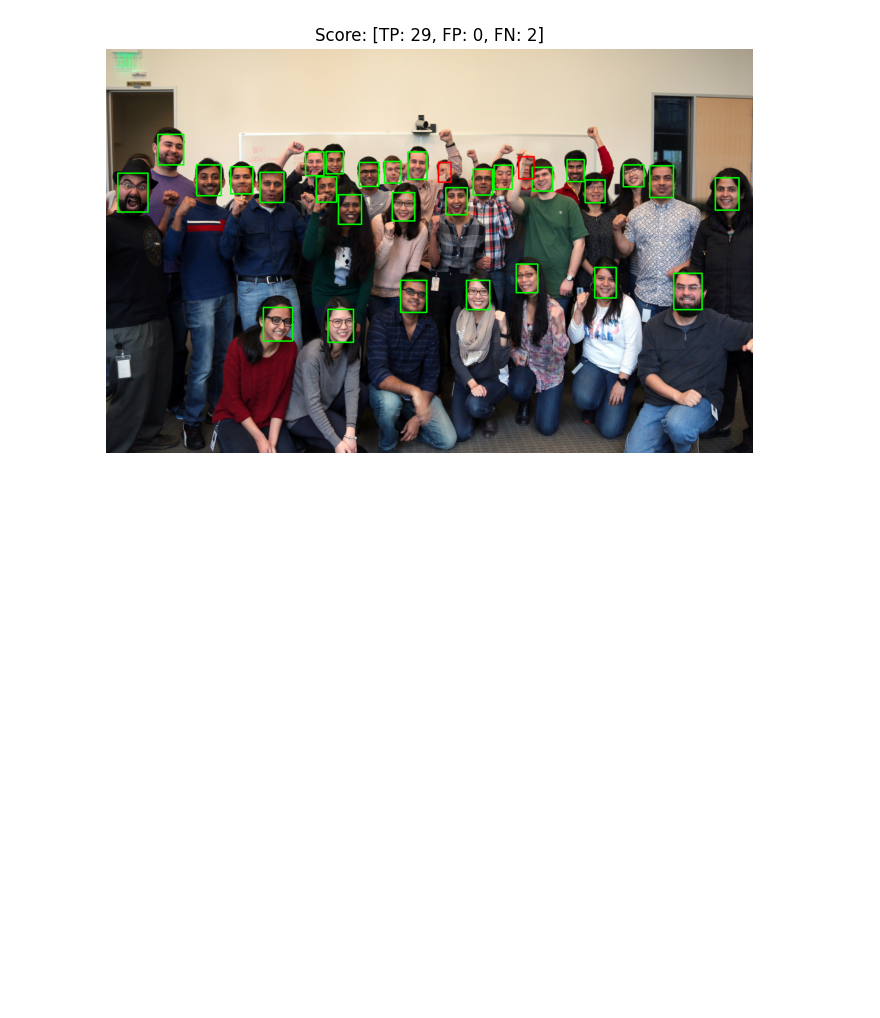
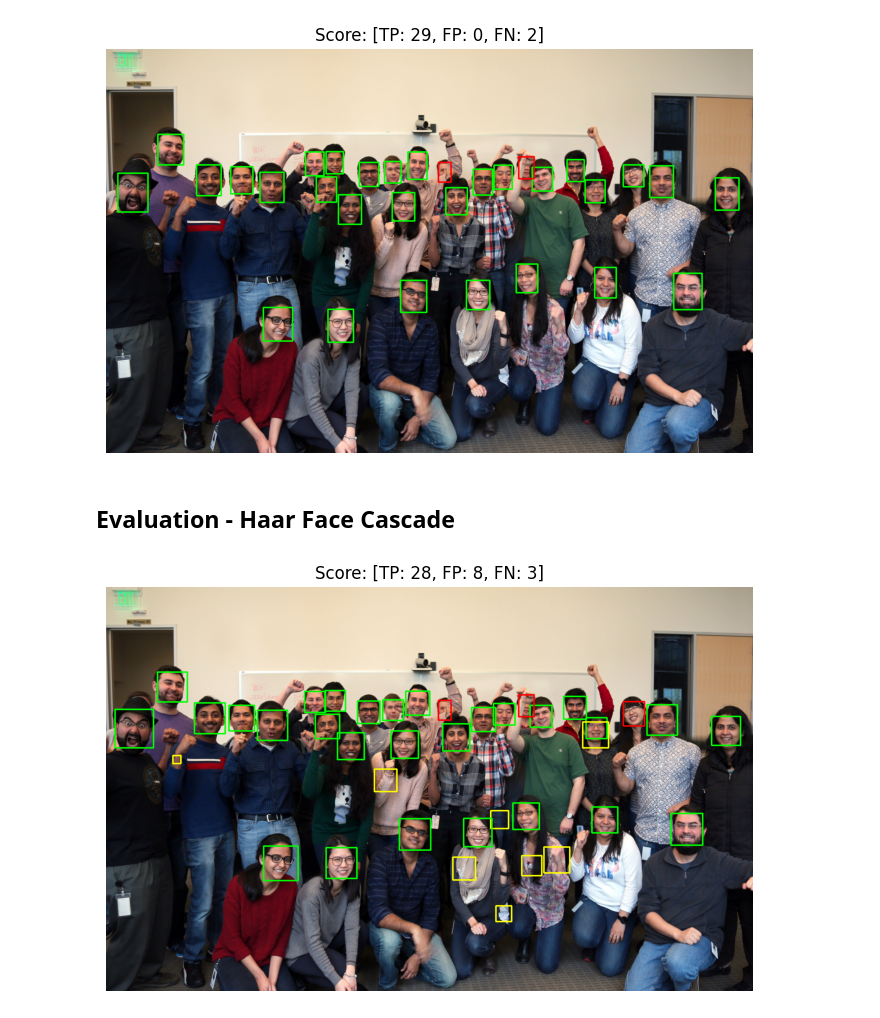
Before and after one commit to brian-vdb/face-detection, a Jupyter notebook: evaluate_models.ipynb, the cells around one changed output. Drawn from its saved outputs; the diff is of its cells as text; code cells hidden in the pictures; blank space fills up the shorter version.

Commit message:
Added Haar face and face with eyes detection

```diff
--- a/evaluate_models.ipynb
+++ b/evaluate_models.ipynb
@@ -248,3 +248,30 @@ evaluation_results = evaluate_model(yunet_detect, annotations)
 display_images(evaluation_results)
 # %% [output]
 [figure]
+# %% [markdown]
+## Evaluation - Haar Face Cascade
+# %%
+# Initialize the haar cascade model
+face_cascade_model_path = os.path.join('models', 'haarcascade_frontalface_default.xml')
+face_cascade = cv2.CascadeClassifier(face_cascade_model_path)
+
+# Define a detect callback function that delivers the result in the required format
+def cascade_detect(img: cv2.Mat) -> list[dict[str, int]]:
+    faces = face_cascade.detectMultiScale(img)
+    result = []
+    for face in faces:
+        result.append({
+            'x': int(face[0]),
+            'y': int(face[1]),
+            'w': int(face[2]),
+            'h': int(face[3])
+        })
+    return result
+
+# Perform the evaluation on haar cascade
+evaluation_results = evaluate_model(cascade_detect, annotations)
+
+# Display the calssified images
+display_images(evaluation_results)
+# %% [output]
+[figure, added]
```
Also changed, not shown: parts of 2 cells of this notebook, 1 other file.
